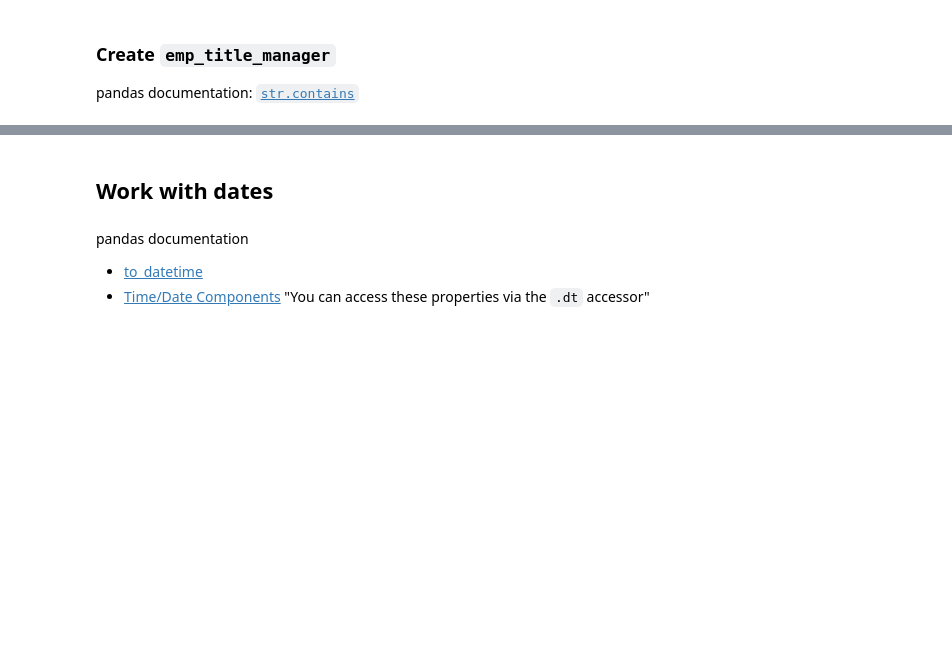
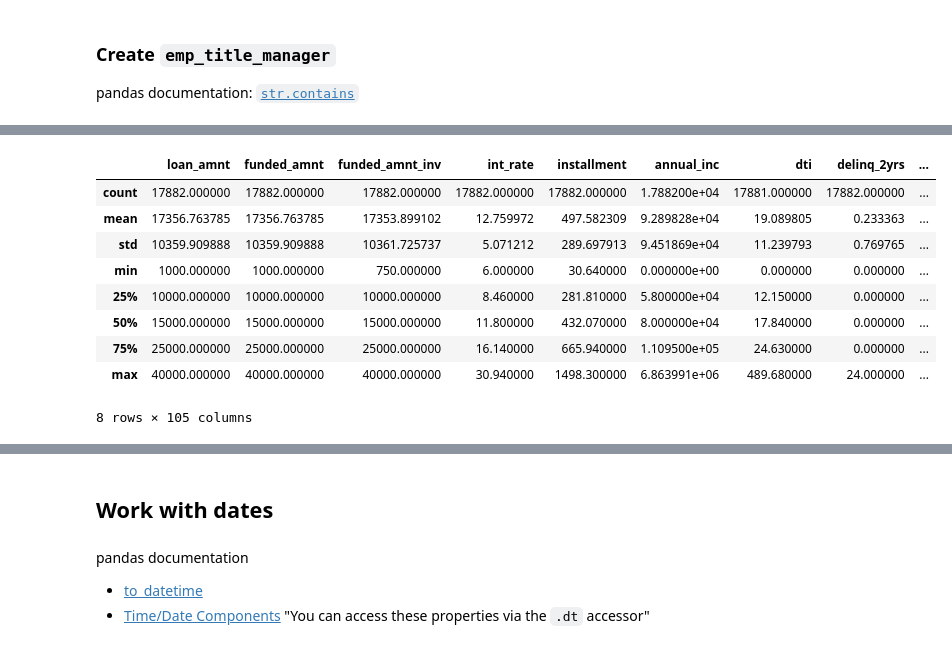
Before and after one commit to daniela500/DS-Unit-1-Sprint-1-Data-Wrangling-and-Storytelling, a Jupyter notebook: module2-make-features/LS_DS_112_Make_Features.ipynb, the cells around one changed output, grey strips where cells are left out. Saved outputs shown, nothing was run; the diff lists cells and outputs as text; code cells hidden in the pictures; blank space fills up the shorter version.

```diff
--- a/module2-make-features/LS_DS_112_Make_Features.ipynb
+++ b/module2-make-features/LS_DS_112_Make_Features.ipynb
@@ -249,0 +380,3 @@ Clean the title and handle missing values
+# %%
+df1['emp_title'] = df['emp_title'].apply(clean_title)
+len(df1['emp_title'].value_counts())
@@ -253,0 +438,16 @@ pandas documentation: [`str.contains`](https://pandas.pydata.org/pandas-docs/sta
+# %%
+# Summary statistics of the managers or non managers
+managers.describe()
+# managers['int_rate'].mean()
+# non_managers['int_rate'].mean()
+# %% [output]
+|  | loan_amnt | funded_amnt | funded_amnt_inv | int_rate | installment | annual_inc | dti | delinq_2yrs | ... |
+| count | 17882.000000 | 17882.000000 | 17882.000000 | 17882.000000 | 17882.000000 | 1.788200e+04 | 17881.000000 | 17882.000000 | ... |
+| mean | 17356.763785 | 17356.763785 | 17353.899102 | 12.759972 | 497.582309 | 9.289828e+04 | 19.089805 | 0.233363 | ... |
+| std | 10359.909888 | 10359.909888 | 10361.725737 | 5.071212 | 289.697913 | 9.451869e+04 | 11.239793 | 0.769765 | ... |
+| min | 1000.000000 | 1000.000000 | 750.000000 | 6.000000 | 30.640000 | 0.000000e+00 | 0.000000 | 0.000000 | ... |
+| 25% | 10000.000000 | 10000.000000 | 10000.000000 | 8.460000 | 281.810000 | 5.800000e+04 | 12.150000 | 0.000000 | ... |
+| 50% | 15000.000000 | 15000.000000 | 15000.000000 | 11.800000 | 432.070000 | 8.000000e+04 | 17.840000 | 0.000000 | ... |
+| 75% | 25000.000000 | 25000.000000 | 25000.000000 | 16.140000 | 665.940000 | 1.109500e+05 | 24.630000 | 0.000000 | ... |
+| max | 40000.000000 | 40000.000000 | 40000.000000 | 30.940000 | 1498.300000 | 6.863991e+06 | 489.680000 | 24.000000 | ... |
+8 rows × 105 columns
```
Also changed, not shown: parts of 39 cells of this notebook.
